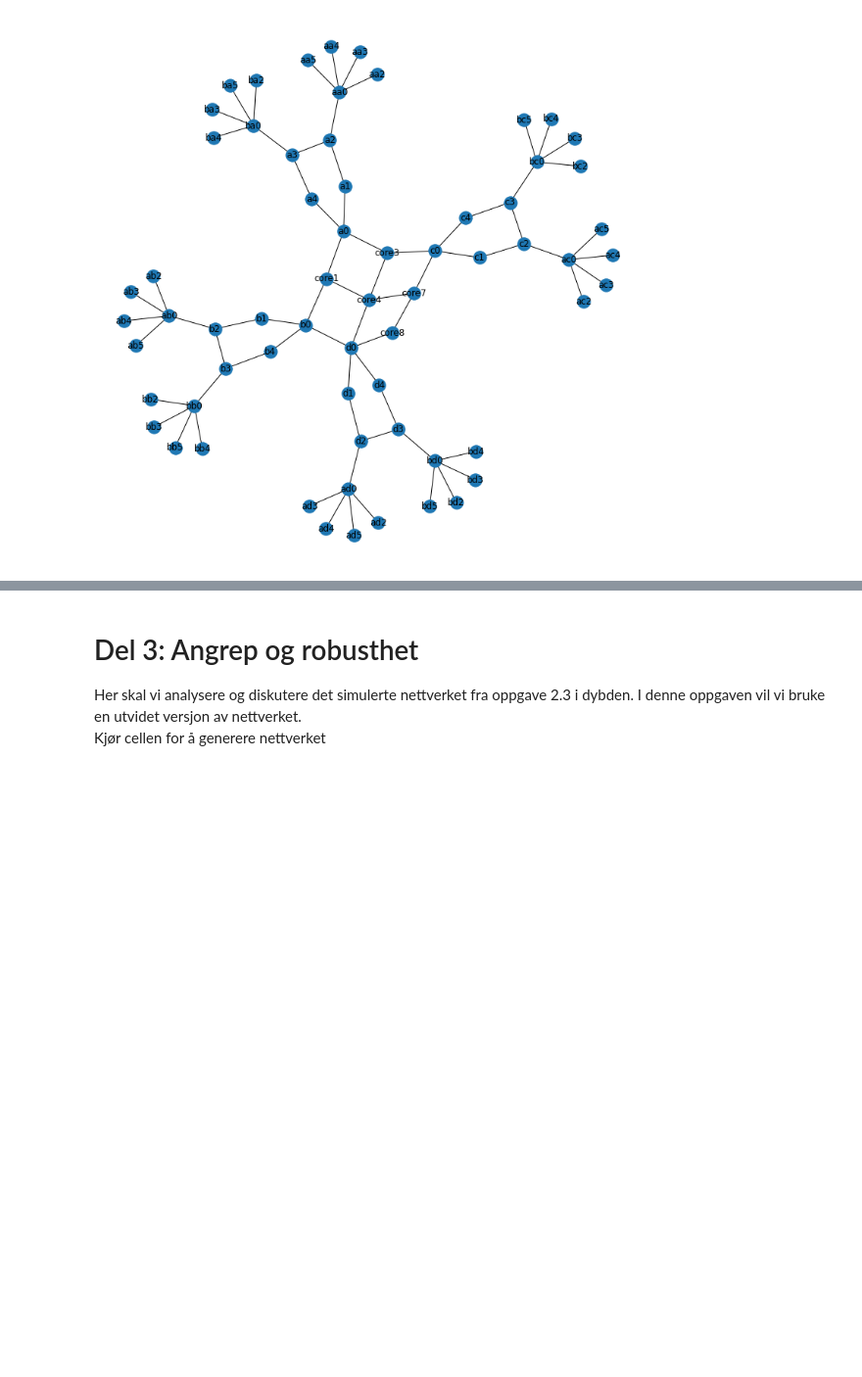
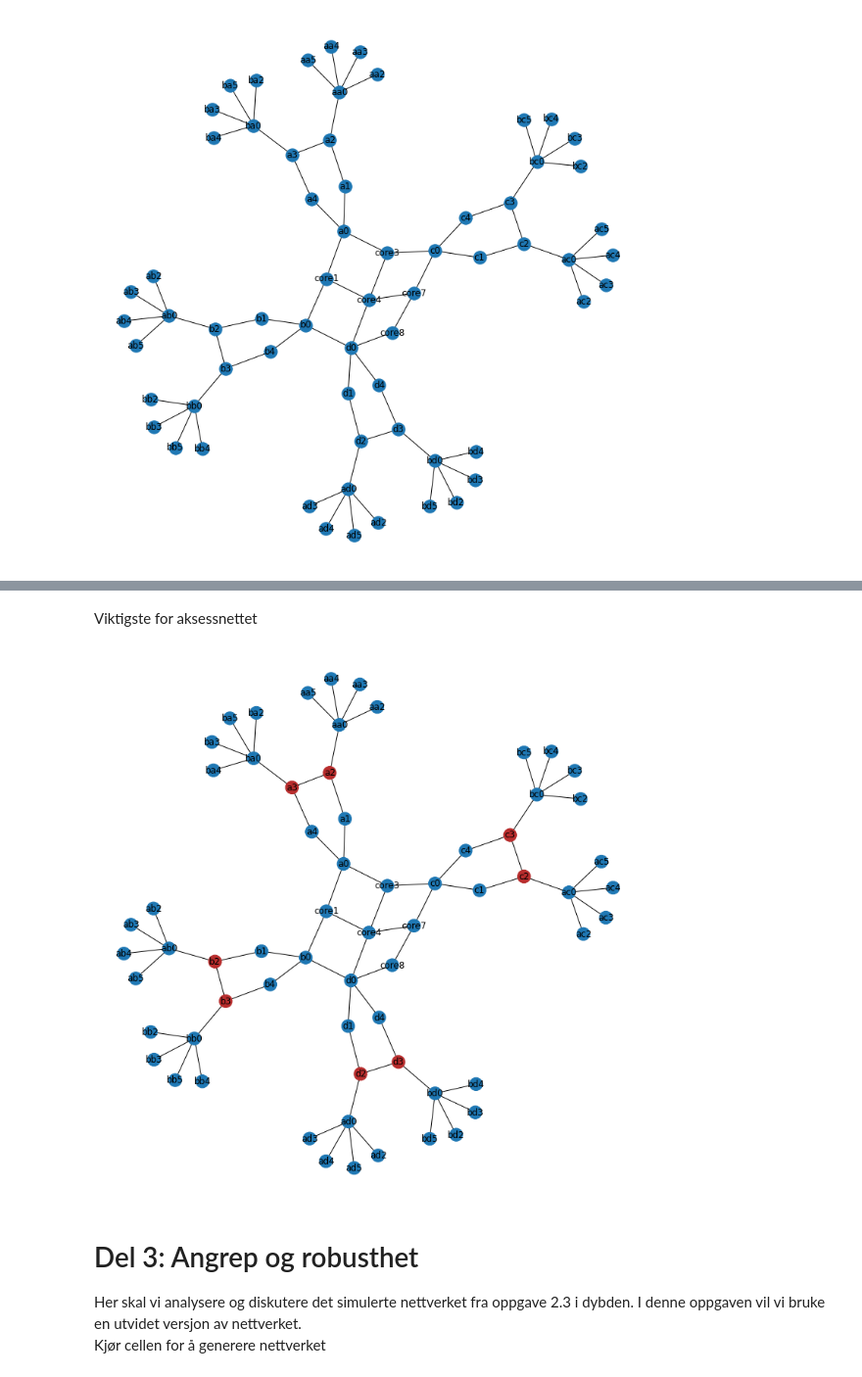
Before and after one commit to Eeaeau/TTM4185, a Jupyter notebook: Oving3-revidert-v1.ipynb, the cells around one changed output, grey strips where cells are left out. Shown at 98% size. Drawn from its saved outputs; the diff is of its cells as text; code cells hidden in the pictures; blank space fills up the shorter version.

```diff
--- a/Oving3-revidert-v1.ipynb
+++ b/Oving3-revidert-v1.ipynb
@@ -508,3 +623,9 @@ constructed_graph.mark_nodes(['a0', 'c0', 'd0', 'b0'])
+# %% [markdown]
+Viktigste for aksessnettet
+# %%
+constructed_graph.mark_nodes(['b2', 'b3', 'd2', 'd3', 'c2', 'c3', 'a3', 'a2']) # litt usikker på om nodene under disse er mer korrekt
+# %% [output]
+[figure, added]
 # %% [markdown]
 # Del 3: Angrep og robusthet
 Her skal vi analysere og diskutere det simulerte nettverket fra oppgave 2.3 i dybden. I denne oppgaven vil vi bruke en utvidet versjon av nettverket.<br/>
```
Also changed, not shown: parts of 29 cells of this notebook.
